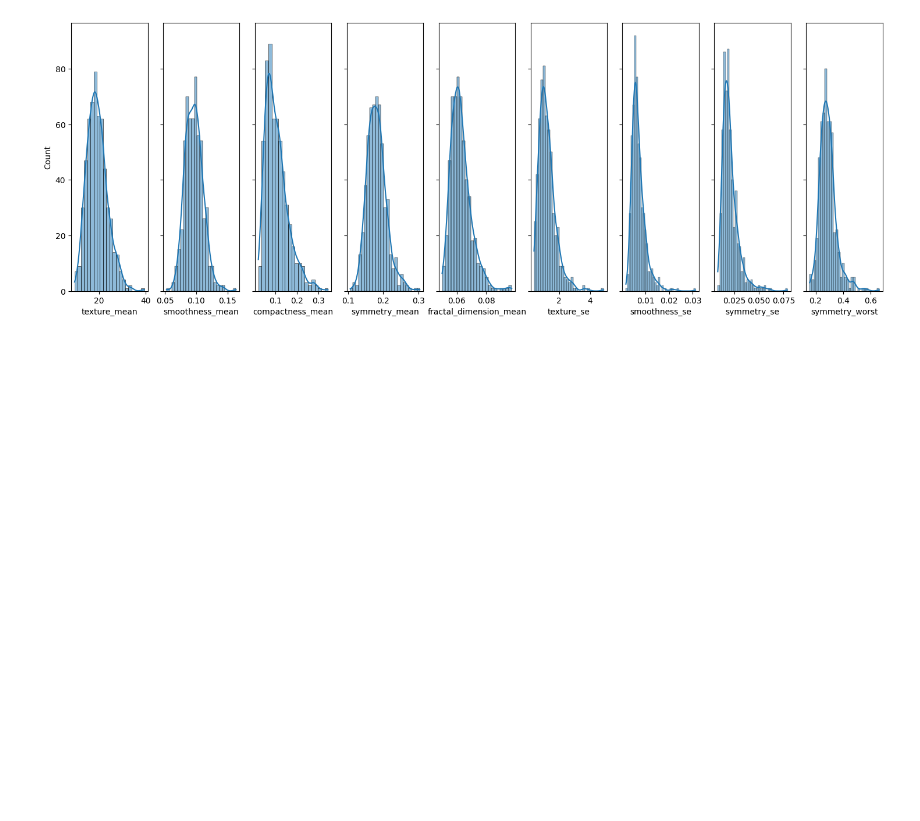
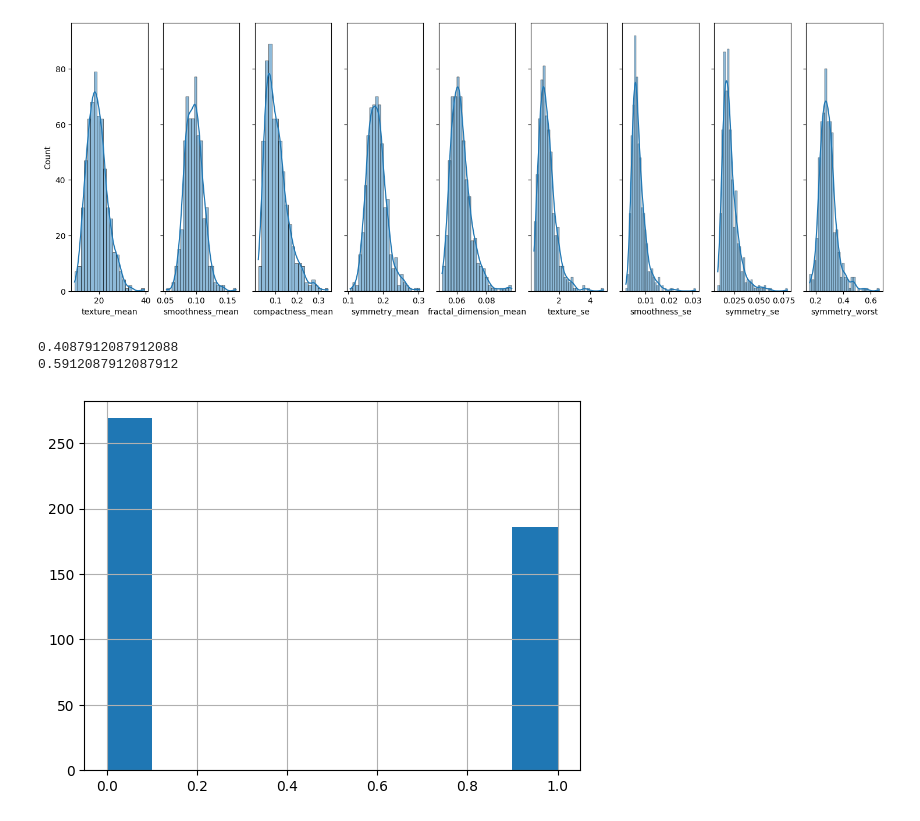
Before and after one commit to Buddhathe18th/machineLearningResources, a Jupyter notebook: Breast Cancer Dataset/breastCancer.ipynb, the cells around one changed output. Cells and saved outputs as stored; diff of their text form; code cells hidden in the pictures; blank space fills up the shorter version.

Commit message:
Calculated probability of prior

```diff
--- a/Breast Cancer Dataset/breastCancer.ipynb
+++ b/Breast Cancer Dataset/breastCancer.ipynb
@@ -24,9 +24,9 @@ test_data=data.iloc[80*len(data)//100:]
 import matplotlib.pyplot as plt
 
 
-correlation=data.corr().abs()
+correlation=train_data.corr().abs()
 
-plt.matshow(data.corr())
+plt.matshow(train_data.corr())
 plt.show()
 
 upper = correlation.where(np.triu(np.ones(correlation.shape), k=1).astype(bool))
@@ -35,22 +35,22 @@ correlationCoefficent=0.7
 
 to_drop = [column for column in upper.columns if any(upper[column] > correlationCoefficent)]
 
-data.drop(to_drop, axis=1, inplace=True)
+train_data.drop(to_drop, axis=1, inplace=True)
 
 
 
 
-plt.matshow(data.corr())
+plt.matshow(train_data.corr())
 plt.show()
 # %% [output]
 [figure]
 [figure]
 # %%
-features=data.columns
+features=train_data.columns
 features=features[2:]
 
-data=data[features]
-data.head()
+train_data=train_data[features]
+train_data.head()
 # %% [output]
 |  | texture_mean | smoothness_mean | compactness_mean | symmetry_mean | fractal_dimension_mean | texture_se | ... |
 | 0 | 10.38 | 0.11840 | 0.27760 | 0.2419 | 0.07871 | 0.9053 | ... |
@@ -65,2 +65,18 @@ for i in range(len(features)):
 # %% [output]
 [figure]
+# %%
+def calculatePy(y):
+    malignant=len(train_data.loc[train_data.diagnosis==1]["diagnosis"])
+    probability=malignant/len(train_data)
+    if y==1:
+        return probability
+    else:
+        return 1-probability
+# %%
+train_data["diagnosis"].hist()
+print(calculatePy(1))
+print(calculatePy(0))
+# %% [output]
+0.4087912087912088
+0.5912087912087912
+[figure, added]
```
Also changed, not shown: parts of 1 cell of this notebook.
